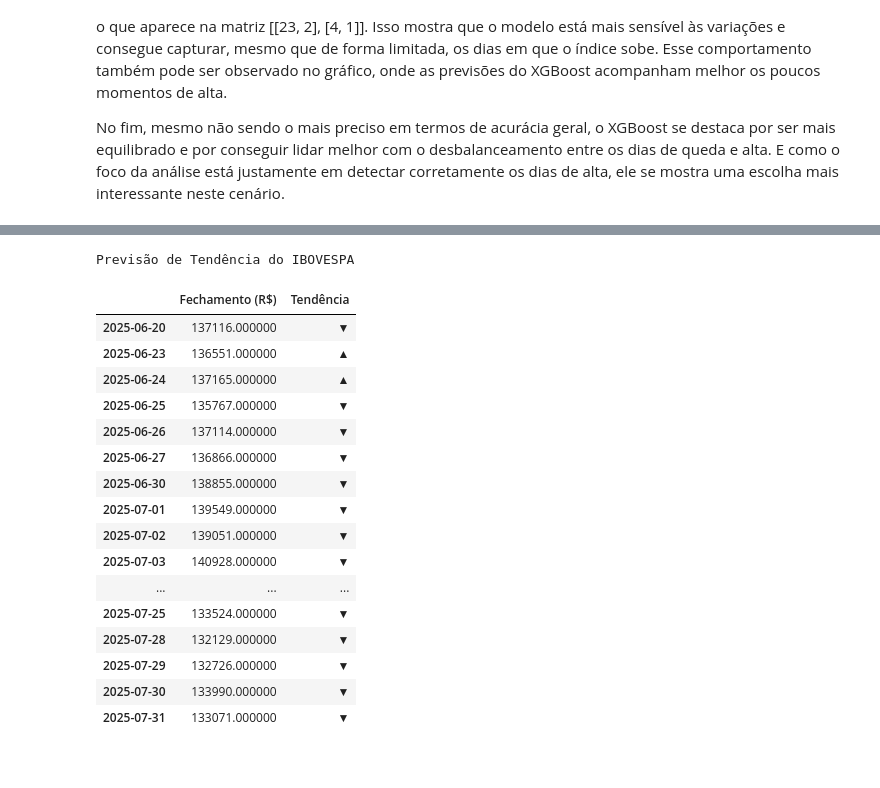
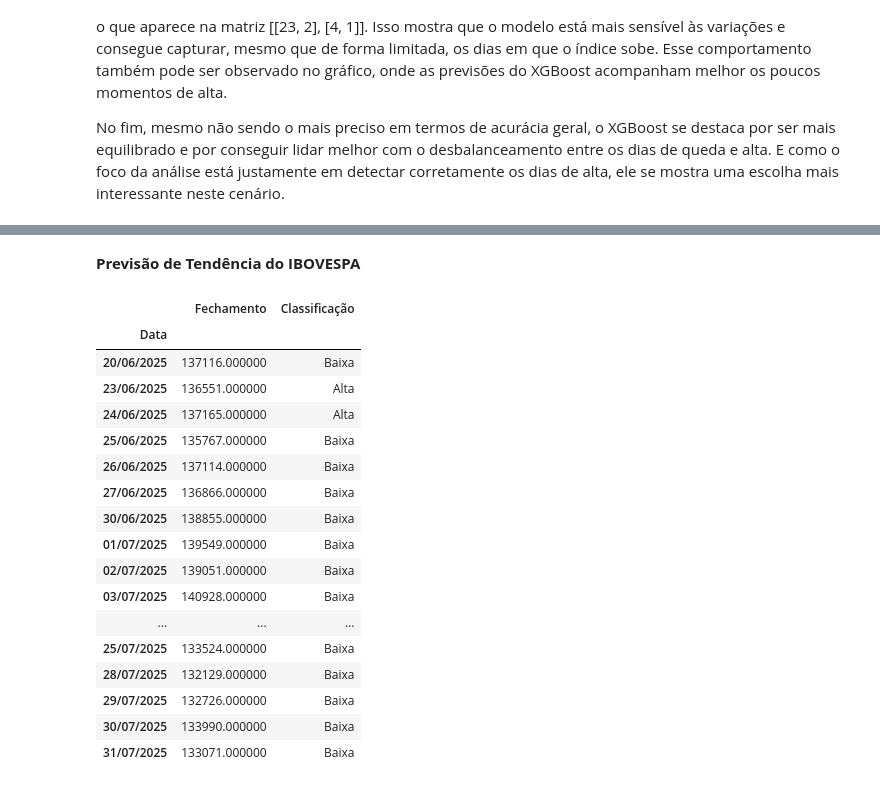
Before and after one commit to CorsiIsa/Tech_Challenge_IBOVESPA, a Jupyter notebook: Tech_Challenge_Análise_Preditiva_Ibovespa_V_3.ipynb, the cells around one changed output, grey strips where cells are left out. Cells and saved outputs as stored; diff of their text form; code cells hidden in the pictures.

```diff
--- a/Tech_Challenge_Análise_Preditiva_Ibovespa_V_3.ipynb
+++ b/Tech_Challenge_Análise_Preditiva_Ibovespa_V_3.ipynb
@@ -533,20 +533,13 @@ Já o XGBoost, mesmo com uma acurácia um pouco menor (80%), foi capaz de acerta
 
 No fim, mesmo não sendo o mais preciso em termos de acurácia geral, o XGBoost se destaca por ser mais equilibrado e por conseguir lidar melhor com o desbalanceamento entre os dias de queda e alta. E como o foco da análise está justamente em detectar corretamente os dias de alta, ele se mostra uma escolha mais interessante neste cenário.
 # %%
-# Mostrando os resultados finais (XGBoost)
-
-# Recuperando os valores de fechamento originais
+# Criando dataframe para exibir os resultados finais
 fechamento_original = df_ibov['Último'].loc[y_test_4.index]
 
-# Criando a tabela
 df_resultados = pd.DataFrame({
     'Data': y_test_4.index,
     'Fechamento': fechamento_original.values,
-    'Tendência': ['Alta' if p == 1 else 'Baixa' for p in y_pred_xgb]})
+    'Classificação': ['Alta' if p == 1 else 'Baixa' for p in y_pred_xgb]})
 
-# Garantindo que a data seja a primeira coluna e formatada corretamente
+df_resultados['Data'] = pd.to_datetime(df_resultados['Data']).dt.strftime('%d/%m/%Y')
 df_resultados.set_index('Data', inplace=True)
-df_resultados.index = df_resultados.index.date
-
-# Exibindo a tabela
-print(df_resultados)
@@ -571,51 +546,46 @@ print(df_resultados)
+# %% [markdown]
+**Previsão de Tendência do IBOVESPA**
 # %%
-# Criando a tabela
-df_resultados = pd.DataFrame({
-    'Fechamento (R$)': fechamento_original.values,
-    'Tendência': y_pred_xgb  # Vamos formatar depois
-}, index=pd.to_datetime(y_test_4.index).date)
-
 # Função de estilo com setas coloridas
 def formatar_tendencia(valor):
     if valor == 1:
         return '<span style="color:green; font-weight:bold;">▲</span>'
     else:
         return '<span style="color:red; font-weight:bold;">▼</span>'
 
 # Aplicando o estilo
 styled_resultados = df_resultados.style\
-    .set_caption("Previsão de Tendência do IBOVESPA")\
     .format({'Fechamento (R$)': 'R$ {:,.2f}'})\
     .format({'Tendência': formatar_tendencia}, escape="html")\
     .set_table_styles([
         {'selector': 'caption',
          'props': [('color', '#333'), ('font-size', '14pt'), ('text-align', 'center'), ('margin-bottom', '10px')]},
         {'selector': 'th',
          'props': [('background-color', '#f2f2f2'), ('text-align', 'center')]},
         {'selector': 'td',
          'props': [('text-align', 'center')]}
     ])
 
 # Exibir (em notebook)
 styled_resultados
 # %% [output]
-Previsão de Tendência do IBOVESPA
-|  | Fechamento (R$) | Tendência |
-| 2025-06-20 | 137116.000000 | ▼ |
-| 2025-06-23 | 136551.000000 | ▲ |
-| 2025-06-24 | 137165.000000 | ▲ |
-| 2025-06-25 | 135767.000000 | ▼ |
-| 2025-06-26 | 137114.000000 | ▼ |
-| 2025-06-27 | 136866.000000 | ▼ |
-| 2025-06-30 | 138855.000000 | ▼ |
-| 2025-07-01 | 139549.000000 | ▼ |
-| 2025-07-02 | 139051.000000 | ▼ |
-| 2025-07-03 | 140928.000000 | ▼ |
+|  | Fechamento | Classificação |
+| Data |  |  |
+| 20/06/2025 | 137116.000000 | Baixa |
+| 23/06/2025 | 136551.000000 | Alta |
+| 24/06/2025 | 137165.000000 | Alta |
+| 25/06/2025 | 135767.000000 | Baixa |
+| 26/06/2025 | 137114.000000 | Baixa |
+| 27/06/2025 | 136866.000000 | Baixa |
+| 30/06/2025 | 138855.000000 | Baixa |
+| 01/07/2025 | 139549.000000 | Baixa |
+| 02/07/2025 | 139051.000000 | Baixa |
+| 03/07/2025 | 140928.000000 | Baixa |
 | ... | ... | ... |
-| 2025-07-25 | 133524.000000 | ▼ |
-| 2025-07-28 | 132129.000000 | ▼ |
-| 2025-07-29 | 132726.000000 | ▼ |
-| 2025-07-30 | 133990.000000 | ▼ |
-| 2025-07-31 | 133071.000000 | ▼ |
+| 25/07/2025 | 133524.000000 | Baixa |
+| 28/07/2025 | 132129.000000 | Baixa |
+| 29/07/2025 | 132726.000000 | Baixa |
+| 30/07/2025 | 133990.000000 | Baixa |
+| 31/07/2025 | 133071.000000 | Baixa |
 # %% [markdown]
 **Escolha dos Modelos Utilizados**
```
Also changed, not shown: parts of 1 cell of this notebook.
